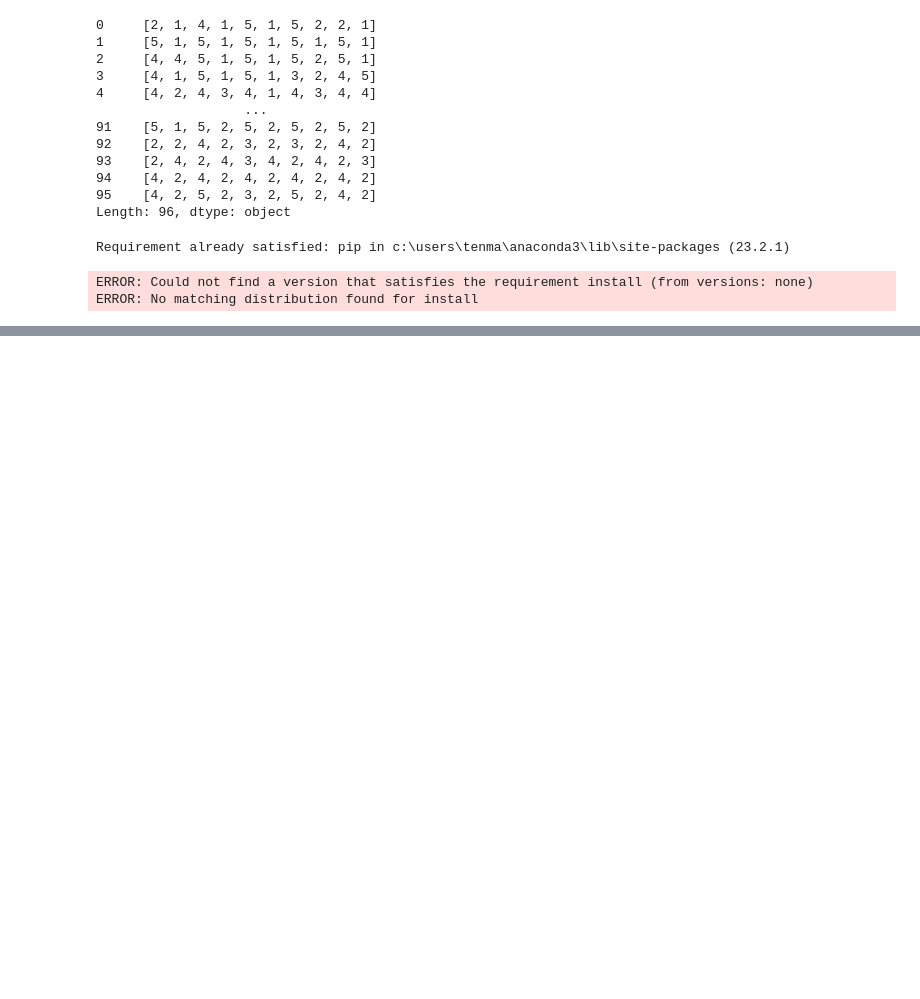
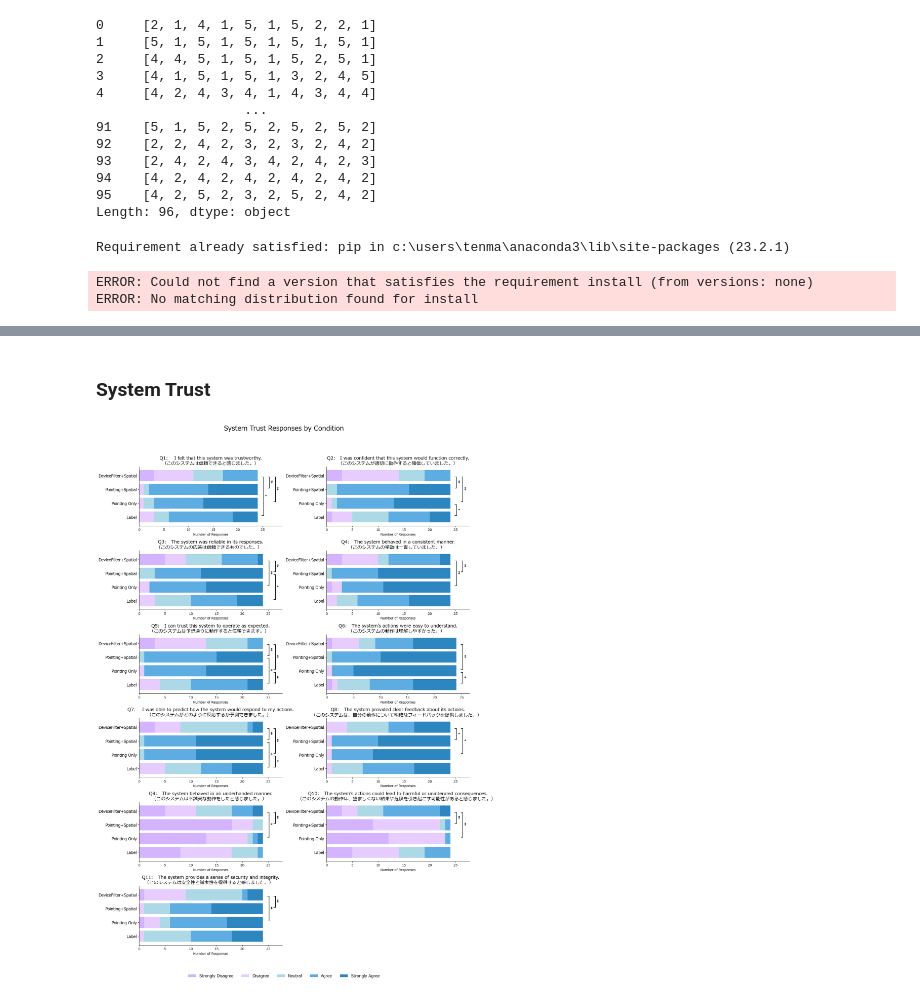
Before and after one commit to TenmaUchiyama/InteractiveSmartHome, a Jupyter notebook: Experiment/Results/SurvayResult.ipynb, the cells around one changed output, grey strips where cells are left out. Cells and saved outputs as stored; diff of their text form; code cells hidden in the pictures; blank space fills up the shorter version.

```diff
--- a/Experiment/Results/SurvayResult.ipynb
+++ b/Experiment/Results/SurvayResult.ipynb
@@ -530,0 +663,24 @@ plt.show()
+# %% [markdown]
+### System Trust
+# %%
+system_trust_cols = df_result.columns[CATEGORY_COLUMNS['system_trust']]
+
+df_spatial_system_trust   = df_spatial[system_trust_cols].copy()
+df_ptSpatial_system_trust = df_ptSpatial[system_trust_cols].copy()
+df_point_system_trust     = df_point[system_trust_cols].copy()
+df_label_system_trust     = df_label[system_trust_cols].copy()
+
+dfs_system_trust = {
+    'DeviceFilter+Spatial':   df_spatial_system_trust,
+    'Pointing+Spatial':       df_ptSpatial_system_trust,
+    'Pointing Only':          df_point_system_trust,
+    'Label':                  df_label_system_trust
+}
+
+plot_likert_matrix(
+    dfs=dfs_system_trust,
+    question_cols=system_trust_cols,
+    main_title="System Trust Responses by Condition"
+)
+# %% [output]
+[figure, added]
```
Also changed, not shown: parts of 26 cells of this notebook, 1 other file.
